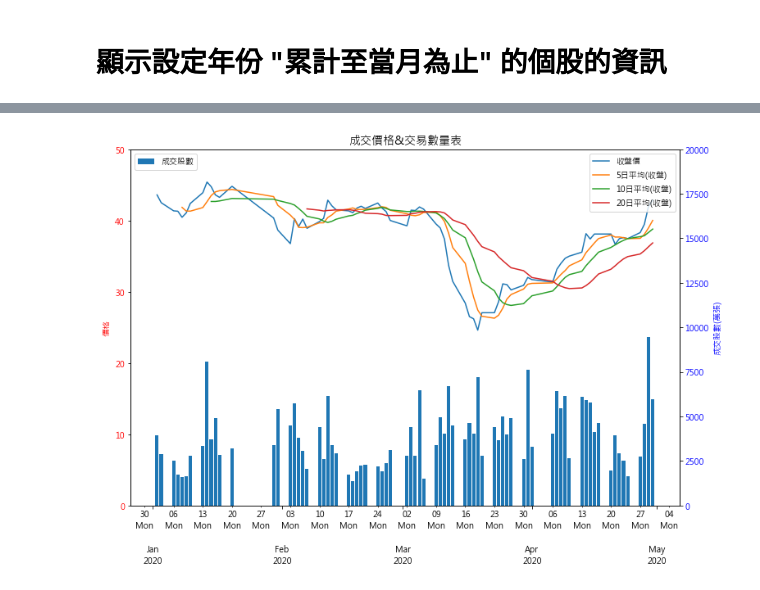
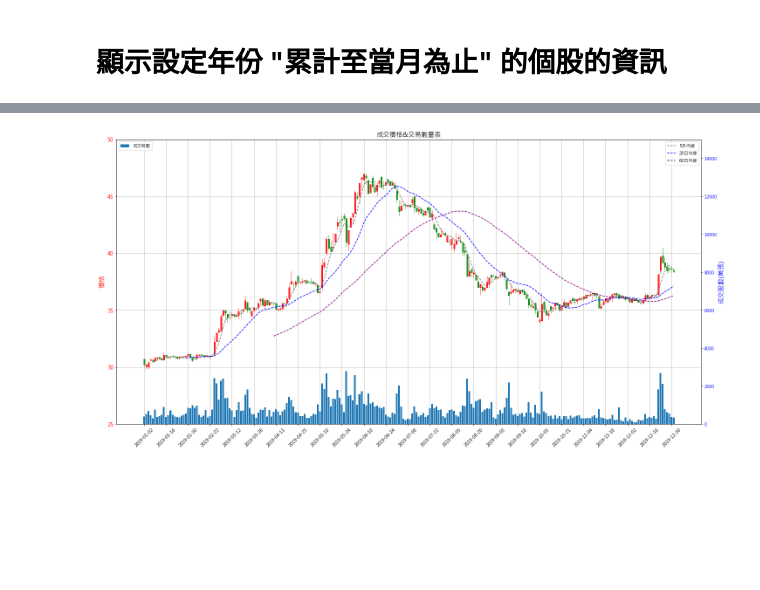
Before and after one commit to hungminchen/Stock_Price_Checking, a Jupyter notebook: 當月累積個股資訊.ipynb, the cells around one changed output, grey strips where cells are left out. Drawn from its saved outputs; the diff is of its cells as text; code cells hidden in the pictures; blank space fills up the shorter version.

```diff
--- a/當月累積個股資訊.ipynb
+++ b/當月累積個股資訊.ipynb
@@ -270,33 +469,50 @@ DatetimeIndex(['2020-01-02', '2020-01-03', '2020-01-06', '2020-01-07',
 # %%
-from matplotlib.dates import WeekdayLocator, DateFormatter, MonthLocator
+#from matplotlib.dates import WeekdayLocator, DateFormatter, MonthLocator
 
 
-x = yearly_stock_info.loc[:, ["收盤價", "5日平均(收盤)", "10日平均(收盤)", "20日平均(收盤)"]]
-
-fig,ax1 = plt.subplots(figsize = (12,8))
+fig,ax1 = plt.subplots(1,1, figsize = (24,12))
 
 ax2 = ax1.twinx()
 
-ax1.plot(x.index, x.values,"-", label = ["收盤價", "5日平均(收盤)", "10日平均(收盤)", "20日平均(收盤)"])
-ax1.legend(["收盤價", "5日平均(收盤)", "10日平均(收盤)", "20日平均(收盤)"], loc = "upper right")
-ax1.set_ylabel("價格", color = "red")
-ax1.tick_params(axis = "y", labelcolor = "red")
-ax1.set_ylim([0,50])
+mpf.candlestick2_ochl(ax1, df["open"], df["close"], df["high"], df["low"], width=0.6, colorup="r", colordown="g", alpha=0.75)
 
-ax2.bar(x.index, yearly_stock_info.loc[:,"成交股數"]/10000, label = ["成交股數"])
-ax2.set_ylabel("成交股數(萬張)", color = "blue")
-ax2.set_ylim([0,20000])
+ax1.set_xticks(range(0, len(df.index),10))
+ax1.set_xticklabels(df.index[::10],rotation=45)
+
+ax1.set_ylabel("價格", color = "red", fontsize =15)
+ax1.tick_params(axis = "y", labelcolor = "red", labelsize =12)
+ax1.set_ylim([25,50])
+
+sma_5 = abstract.SMA(df,5)
+sma_20 = abstract.SMA(df,20)
+sma_60 = abstract.SMA(df,60)
+
+
+ax1.plot(sma_5, color = "gray", ls = "--")
+ax1.plot(sma_20, color = "blue", ls = "--")
+ax1.plot(sma_60, color = "purple", ls = "--")
+ax1.legend(["5日均線","20日均線", "60日均線"], loc = "upper right")
+ax1.grid(True)
+
+ax2.bar(df.index, df.loc[:,"capacity"]/10000, label = ["成交股數"])
+
+ax2.set_xticks(range(0, len(df.index),10))
+ax2.set_xticklabels(df.index[::10], rotation=45)
+
+ax2.set_ylabel("成交股數(萬張)", color = "blue", fontsize =15)
+ax2.set_ylim([0,15000])
 ax2.tick_params(axis = "y", labelcolor = "blue")
 ax2.legend(["成交股數"], loc = "upper left")
 
-plt.title("成交價格&交易數量表", fontsize = 14)
 
-weekday_locator = WeekdayLocator(byweekday =(0), interval = 1)  #byweekday = (0) ==>禮拜一為基準
-ax2.xaxis.set_minor_locator(weekday_locator)
-ax2.xaxis.set_minor_formatter(DateFormatter("%d\n%a"))
-ax2.xaxis.grid(True, "minor")  #增加格線
+plt.title("成交價格&交易數量表", fontsize = 15)
+plt.show()
+#weekday_locator = WeekdayLocator(byweekday =(0), interval = 1)  #byweekday = (0) ==>禮拜一為基準
+#ax2.xaxis.set_minor_locator(weekday_locator)
+#ax2.xaxis.set_minor_formatter(DateFormatter("%d\n%a"))
+#ax2.xaxis.grid(True, "minor")  #增加格線
 
-ax2.xaxis.set_major_locator(MonthLocator())
-ax2.xaxis.set_major_formatter(DateFormatter("\n\n\n%b\n%Y"))
+#ax2.xaxis.set_major_locator(MonthLocator())
+#ax2.xaxis.set_major_formatter(DateFormatter("\n\n\n%b\n%Y"))
 # %% [output]
-[figure, old version]
+[figure, new version]
```
Also changed, not shown: parts of 38 cells of this notebook, 2 other files.
